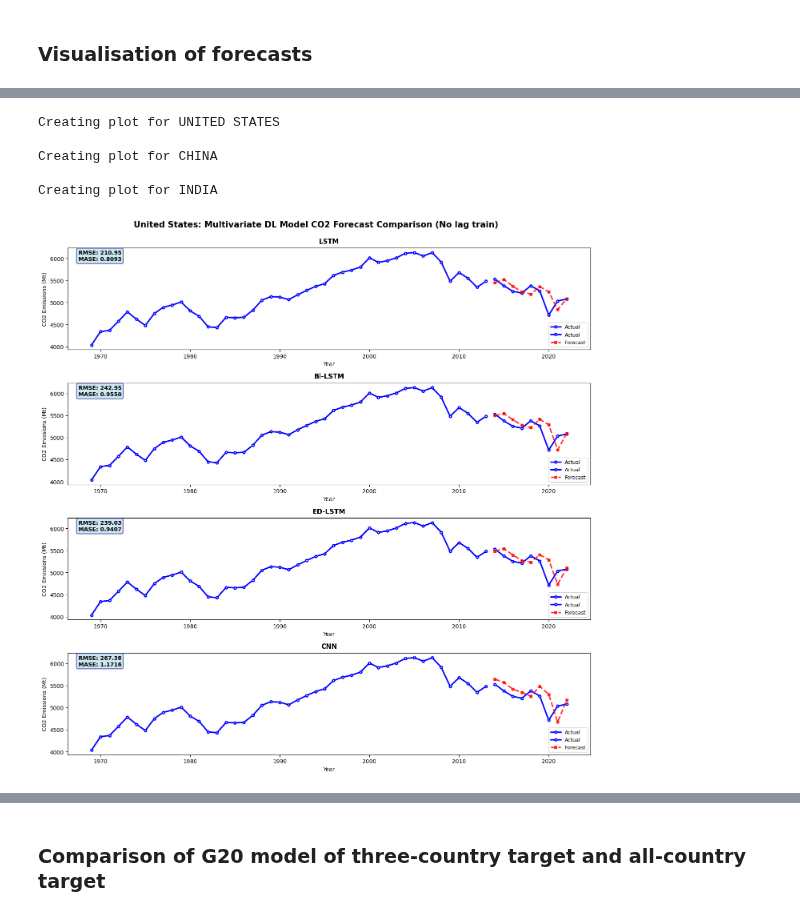
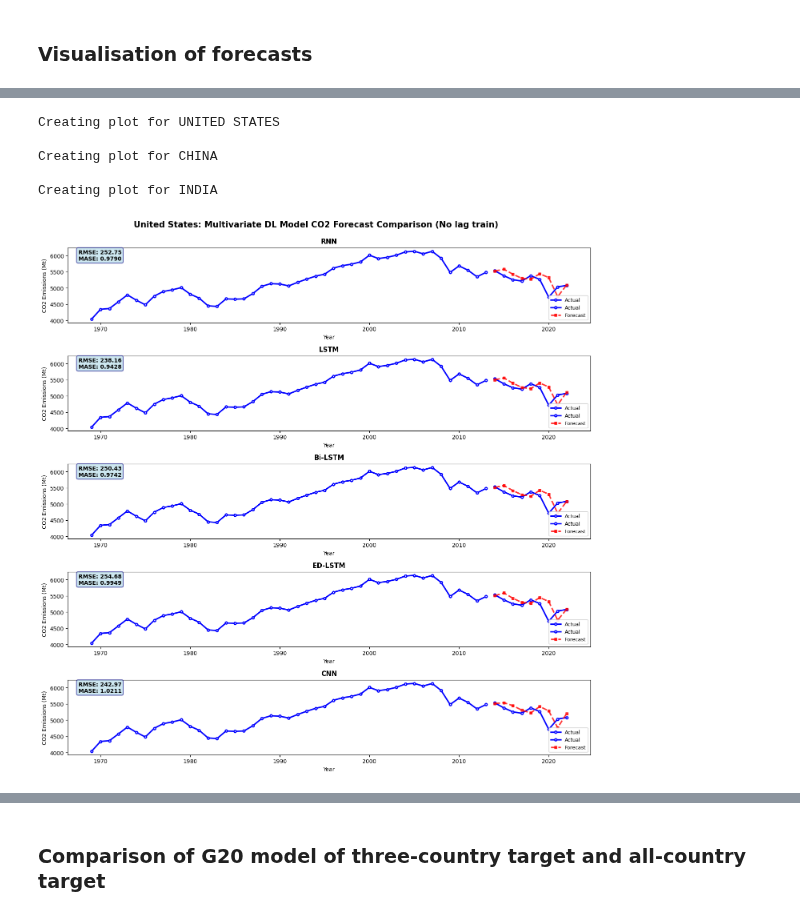
Before and after one commit to pinglainstitute/energy-gdp-emissions, a Jupyter notebook: code/03_03_G20_Multi_DLs.ipynb, the cells around one changed output, grey strips where cells are left out. Drawn from its saved outputs; the diff is of its cells as text; code cells hidden in the pictures.

```diff
--- a/code/03_03_G20_Multi_DLs.ipynb
+++ b/code/03_03_G20_Multi_DLs.ipynb
@@ -69,35 +69,43 @@ ALL_FEATURES = [TARGET_VARIABLES] + MULTIVARIATE_FEATURES
 ### Hyperparameter Tuning Config
 # %%
 DL_HYPERPARAMS = {
+    'RNN': {
+        'hidden': [4, 8, 10, 12, 16],
+        'dropout': [0.0, 0.1, 0.2],
+        'lr': [0.005],
+        'l2': [0.001],
+        'batch_size': [32],
+        'epochs': [60, 100]
+    },
     'LSTM': {
-        'hidden': [16, 32],
+        'hidden': [8, 12, 16, 32],
         'dropout': [0.0, 0.1, 0.2],
-        'lr': [0.0001, 0.001],
-        'l2': [0.001, 0.01],
+        'lr': [0.0001, 0.005],
+        'l2': [0.001],
         'batch_size': [16, 32],
         'epochs': [100]
     },
     'Bi-LSTM': {
-        'hidden': [16, 32],
+        'hidden': [8, 12, 16],
         'dropout': [0.0, 0.1, 0.2],
-        'lr': [0.0001, 0.001],
-        'l2': [0.001, 0.01],
+        'lr': [0.0001, 0.005],
+        'l2': [0.001],
         'l2_recurrent': [0.001],
         'batch_size': [16, 32],
         'epochs': [100]
     },
     'ED-LSTM': {
-        'hidden': [8, 16],
+        'hidden': [8, 12, 16],
         'dropout': [0.0, 0.1, 0.2],
-        'lr': [0.0001, 0.001],
-        'l2': [0.001, 0.01],
+        'lr': [0.0001, 0.005],
+        'l2': [0.001],
         'batch_size': [16, 32],
         'epochs': [100]
     },
     'CNN': {
-        'filters': [16, 32],
-        'lr': [0.0001, 0.001],
-        'l2': [0.001, 0.01],
+        'filters': [8, 12, 16, 32],
+        'lr': [0.0001, 0.005],
+        'l2': [0.001],
         'batch_size': [16, 32],
         'epochs': [100]
     }
@@ -254,6 +262,15 @@ def create_sequences(data, n_steps_in):
     return np.array(X), np.array(y)
 # %% [markdown]
 ### Model Builds
+# %%
+def build_rnn(input_shape, hidden=16, dropout=0.0, lr=0.001, l2=0.01, epochs=100):
+    model = Sequential([
+        SimpleRNN(hidden, activation='relu', input_shape=input_shape, kernel_regularizer=regularizers.l2(l2)),
+        Dropout(dropout),
+        Dense(1)
+    ])
+    model.compile(optimizer=Adam(learning_rate=lr), loss='mse')
+    return model
 # %%
 def build_lstm(input_shape, hidden=16, dropout=0.0, lr=0.001, l2=0.01, epochs=100):
     model = Sequential([
@@ -694,6 +803,7 @@ Bi-LSTM:
 # %%
 def train_dl_models(X_train, y_train, best_configs):
     dl_models = {
+        'RNN': build_rnn,
         'LSTM': build_lstm,
         'Bi-LSTM': build_bilstm,
         'ED-LSTM': build_edlstm,
@@ -1033,7 +1148,7 @@ for country in SELECTED_COUNTRIES:
     train_country = g20_train_df[g20_train_df['country'] == country].sort_values('year')
     test_country = g20_test_df[g20_test_df['country'] == country].sort_values('year')
 
-    fig, axes = plt.subplots(4, 1, figsize=(14, 14))
+    fig, axes = plt.subplots(5, 1, figsize=(14, 14))
 
     for idx, model_name in enumerate(DL_MODELS_ORDER):
         ax = axes[idx]
@@ -1058,31 +1173,31 @@ for country in SELECTED_COUNTRIES:
 
             ax.plot(test_years, forecast, color=colors['forecast'], linewidth=2.5,
                         linestyle='--', label='Forecast', marker='s', markersize=4, alpha=0.8)
 
             metrics_str = f"RMSE: {rmse_score:.2f}\nMASE: {mase_score:.4f}"
             props = dict(boxstyle='round', facecolor='lightblue', alpha=0.6, edgecolor='navy', linewidth=1.5)
             ax.text(0.02, 0.98, metrics_str, transform=ax.transAxes, fontsize=10, verticalalignment='top',
                         bbox=props, fontweight='bold')
         else:
              print("    Forecast not found")
 
         ax.set_title(f'{model_name}', fontsize=12, fontweight='bold', pad=8)
         ax.set_xlabel('Year', fontsize=10)
         ax.set_ylabel('CO2 Emissions (Mt)', fontsize=10)
         ax.legend(loc='lower right', fontsize=9, framealpha=0.9)
 
     plt.suptitle(f'{country}: Multivariate DL Model CO2 Forecast Comparison (No lag train)',
                 fontsize=15, fontweight='bold', y=0.995)
     plt.tight_layout()
 
     # Save
     plot_filename = f"{country.replace(' ', '_')}_multivariate_g20_model_comparison.png"
     plot_filepath = os.path.join(save_dir, plot_filename)
     plt.savefig(plot_filepath, dpi=150, bbox_inches='tight')
 # %% [output]
 Creating plot for UNITED STATES
 
 Creating plot for CHINA
 
 Creating plot for INDIA
-[figure, old version]
+[figure, new version]
```
Also changed, not shown: parts of 18 cells of this notebook, 17 other files.
